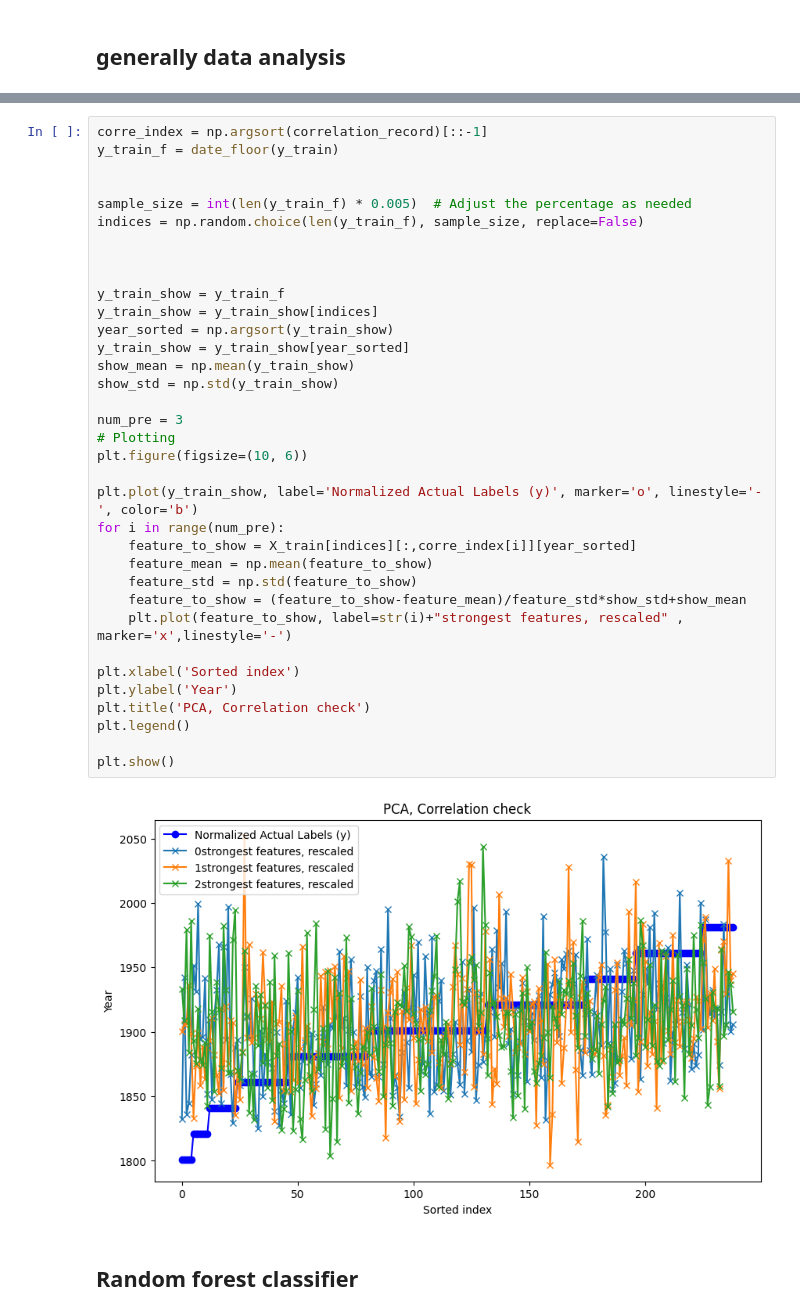
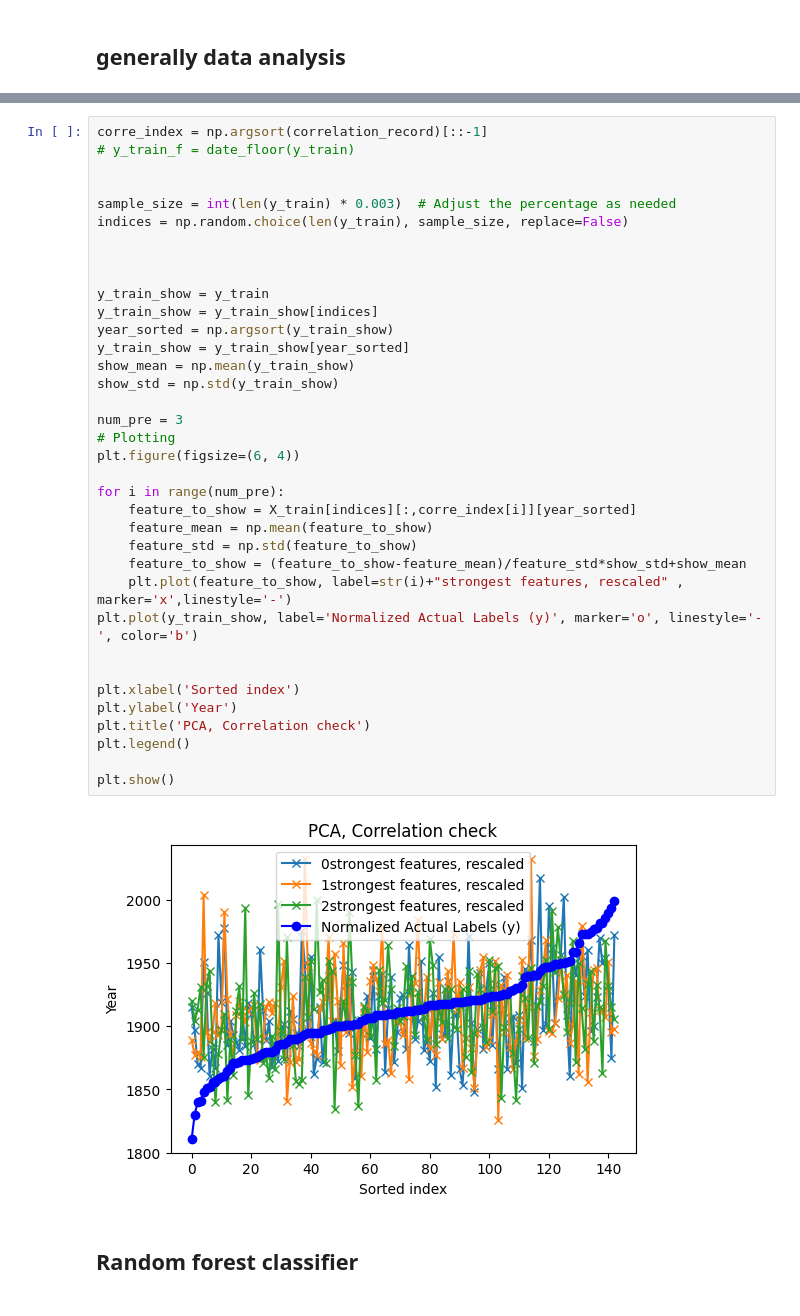
Before and after one commit to MissTiny/MLProject, a Jupyter notebook: classification_PCA.ipynb, the cells around one changed output, grey strips where cells are left out. Saved outputs shown, nothing was run; the diff lists cells and outputs as text.

```diff
--- a/classification_PCA.ipynb
+++ b/classification_PCA.ipynb
@@ -187,40 +188,41 @@ plt.show()
 # %%
 corre_index = np.argsort(correlation_record)[::-1]
-y_train_f = date_floor(y_train)
+# y_train_f = date_floor(y_train)
 
 
-sample_size = int(len(y_train_f) * 0.005)  # Adjust the percentage as needed
-indices = np.random.choice(len(y_train_f), sample_size, replace=False)
+sample_size = int(len(y_train) * 0.003)  # Adjust the percentage as needed
+indices = np.random.choice(len(y_train), sample_size, replace=False)
 
 
 
-y_train_show = y_train_f
+y_train_show = y_train
 y_train_show = y_train_show[indices]
 year_sorted = np.argsort(y_train_show)
 y_train_show = y_train_show[year_sorted]
 show_mean = np.mean(y_train_show)
 show_std = np.std(y_train_show)
 
 num_pre = 3
 # Plotting
-plt.figure(figsize=(10, 6))
+plt.figure(figsize=(6, 4))
 
-plt.plot(y_train_show, label='Normalized Actual Labels (y)', marker='o', linestyle='-', color='b')
 for i in range(num_pre):
     feature_to_show = X_train[indices][:,corre_index[i]][year_sorted]
     feature_mean = np.mean(feature_to_show)
     feature_std = np.std(feature_to_show)
     feature_to_show = (feature_to_show-feature_mean)/feature_std*show_std+show_mean
     plt.plot(feature_to_show, label=str(i)+"strongest features, rescaled" , marker='x',linestyle='-')
+plt.plot(y_train_show, label='Normalized Actual Labels (y)', marker='o', linestyle='-', color='b')
+
 
 plt.xlabel('Sorted index')
 plt.ylabel('Year')
 plt.title('PCA, Correlation check')
 plt.legend()
 
 plt.show()
 # %% [output]
-[figure, old version]
+[figure, new version]
 # %% [markdown]
 ## Random forest classifier
 # %% [markdown]
```
Also changed, not shown: parts of 20 cells of this notebook, 5 other files.
